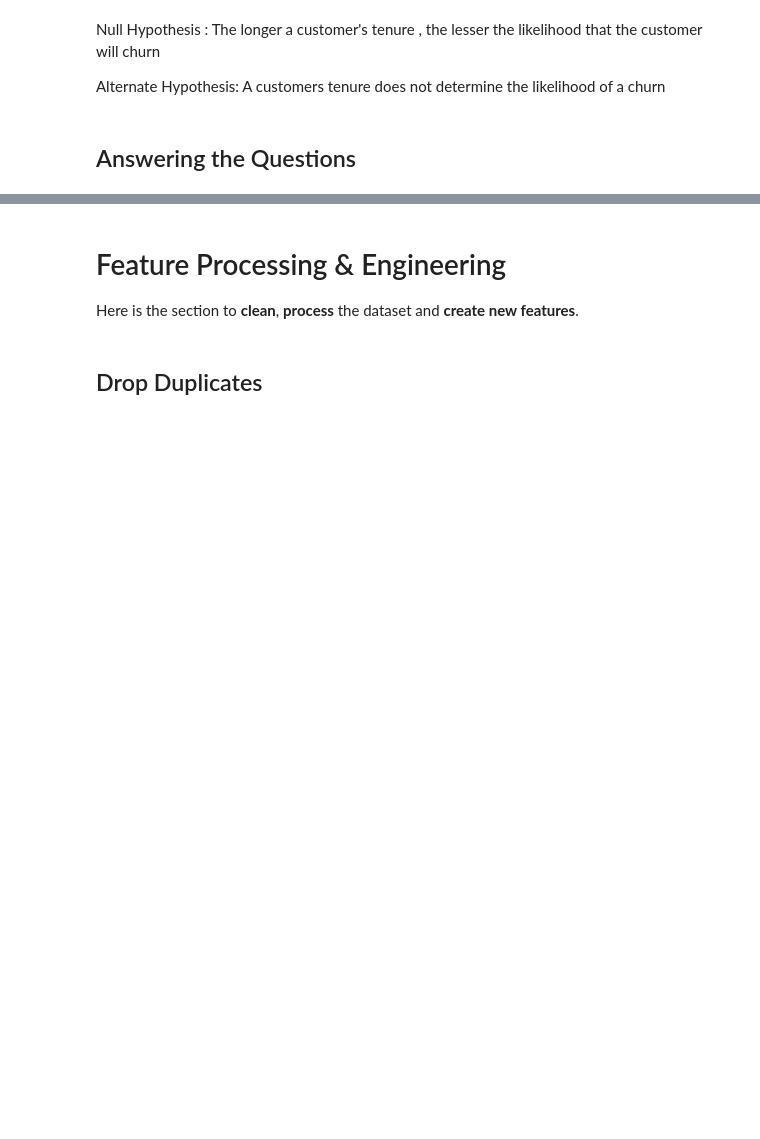
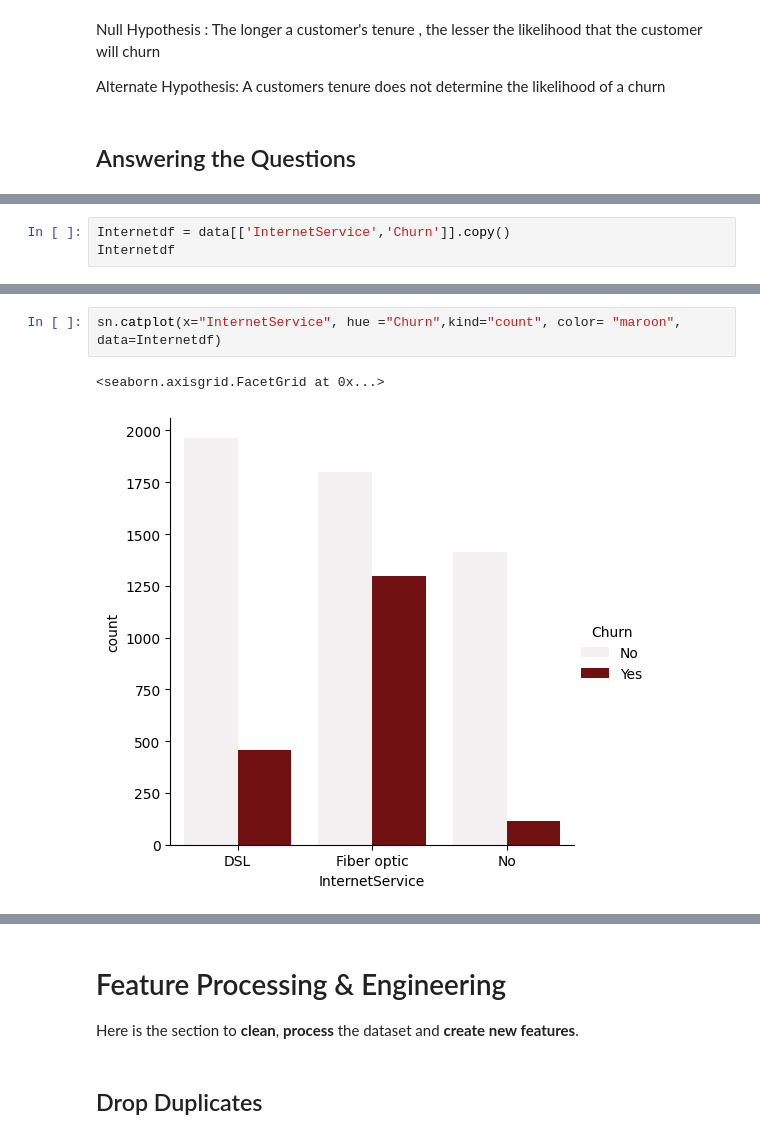
Before and after one commit to Gilbert-B/Predicting-Customer-Churn, a Jupyter notebook: Data/Predicting_Customer_Churn.ipynb, the cells around one changed output, grey strips where cells are left out. Drawn from its saved outputs; the diff is of its cells as text; blank space fills up the shorter version.

```diff
--- a/Data/Predicting_Customer_Churn.ipynb
+++ b/Data/Predicting_Customer_Churn.ipynb
@@ -161,0 +227,3 @@ Alternate Hypothesis: A customers tenure does not determine the likelihood of a
+# %%
+Internetdf = data[['InternetService','Churn']].copy()
+Internetdf
@@ -161,0 +244,5 @@ Alternate Hypothesis: A customers tenure does not determine the likelihood of a
+# %%
+sn.catplot(x="InternetService", hue ="Churn",kind="count", color= "maroon", data=Internetdf)
+# %% [output]
+<seaborn.axisgrid.FacetGrid at 0x...>
+[figure, added]
```
Also changed, not shown: parts of 24 cells of this notebook.
